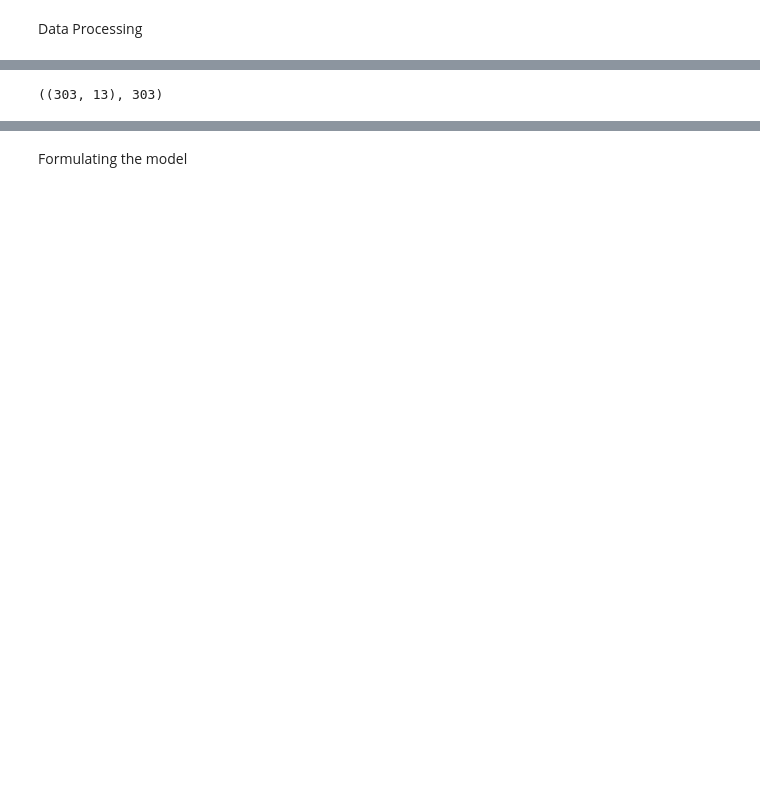
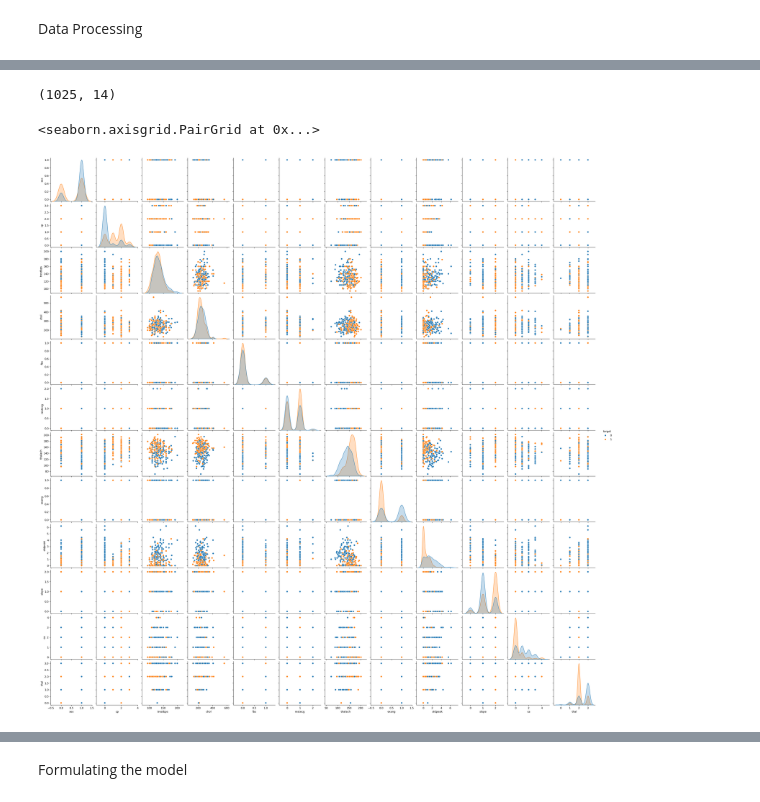
Before and after one commit to mahingaRodin/Disease-Predictor, a Jupyter notebook: HeartDiseasePredictor/heart_disease_prediction_logistic_regression.ipynb, the cells around one changed output, grey strips where cells are left out. Cells and saved outputs as stored; diff of their text form; code cells hidden in the pictures; blank space fills up the shorter version.

```diff
--- a/HeartDiseasePredictor/heart_disease_prediction_logistic_regression.ipynb
+++ b/HeartDiseasePredictor/heart_disease_prediction_logistic_regression.ipynb
@@ -10,6 +14,2 @@ import seaborn as sns
 # %%
-col_names = ['age', 'sex', 'cp', 'trestbps', 'chol', 'fbs', 'restecg', 'thalach', 'exang', 'oldpeak', 'slope', 'ca', 'thal', 'num'] #column names
-
-df = pd.read_csv('processed.cleveland.data.csv', header = None)
-df.columns = col_names # setting dataframe column names
-df.head()
+data = pd.read_csv('heart.csv')
@@ -46,7 +34,2 @@ Name: count, dtype: int64
 # %%
-df.replace({'?': np.nan}, inplace = True) # converting '?' to NaN values
-df[['ca', 'thal']] = df[['ca', 'thal']].astype('float64') # Casting columns data-type to floats
-df['ca'].replace({np.nan: df['ca'].median()}, inplace = True) # replaces null values of ca column with median value
-df['thal'].replace({np.nan: df['thal'].median()}, inplace = True)
-
-df.info()
+data['target'] = data['target'].apply(lambda x:1 if x==True else 0)
@@ -95,28 +56,10 @@ df.describe()
 # %%
-# selecting all the features within our dataset
-features = df[['age', 'sex', 'cp', 'trestbps', 'chol', 'fbs', 'restecg', 'thalach', 'exang', 'oldpeak', 'slope', 'ca', 'thal']]
-features = features.to_numpy() # converts feature set to numpy array
-target = df['num'].to_numpy() # converts target column to numpy array
-features.shape, len(target)
+data.shape
 # %% [output]
-((303, 13), 303)
+(1025, 14)
 # %%
-# function for standardizing data
-def standardScaler(feature_array):
-    """Takes the numpy.ndarray object containing the features and performs standardization on the matrix.
-    The function iterates through each column and performs scaling on them individually.
-
-    Args-
-        feature_array- Numpy array containing training features
-
-    Returns-
-        None
-    """
-
-    total_cols = feature_array.shape[1] # total number of columns
-    for i in range(total_cols): # iterating through each column
-        feature_col = feature_array[:, i]
-        mean = feature_col.mean() # mean stores mean value for the column
-        std = feature_col.std() # std stores standard deviation value for the column
-        feature_array[:, i] = (feature_array[:, i] - mean) / std # standard scaling of each element of the column
+sns.pairplot(data, hue='target', vars=data.columns[1:-1])
+# %% [output]
+<seaborn.axisgrid.PairGrid at 0x...>
+[figure, added]
 # %%
```
Also changed, not shown: parts of 33 cells of this notebook.
